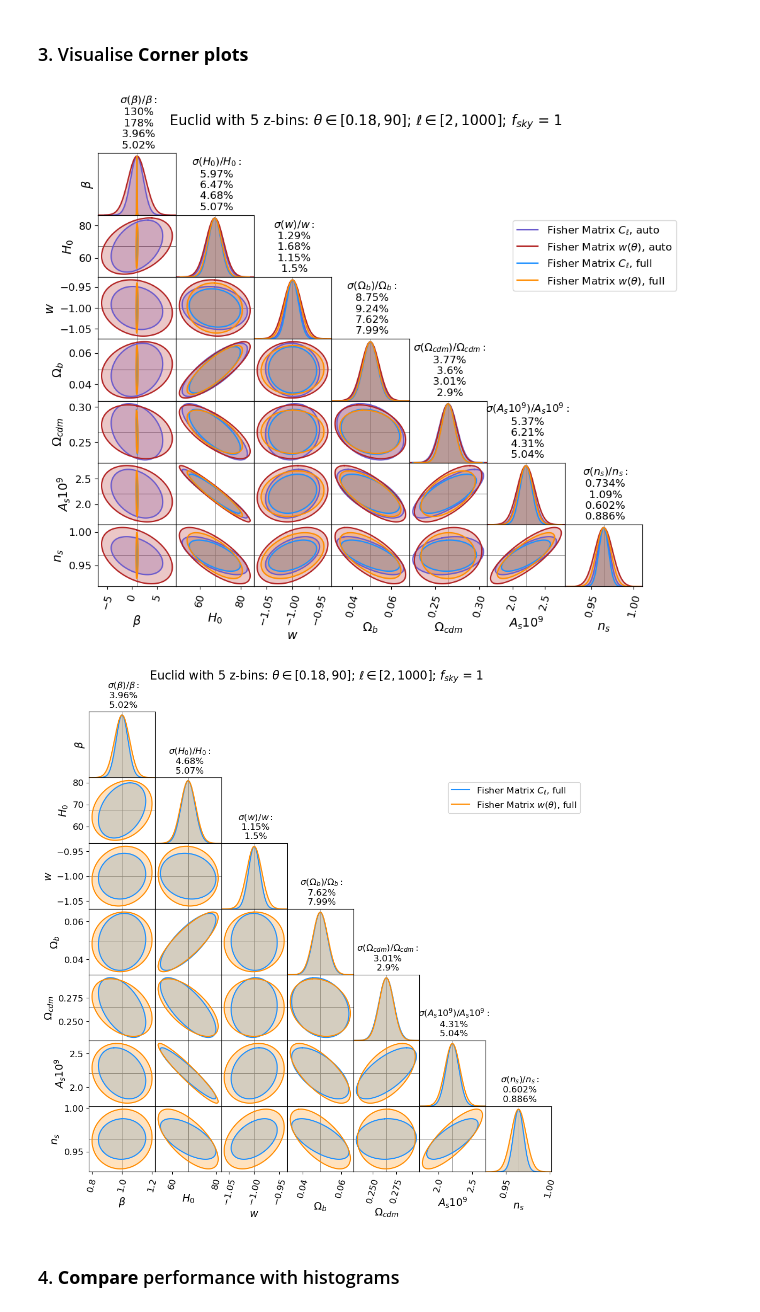
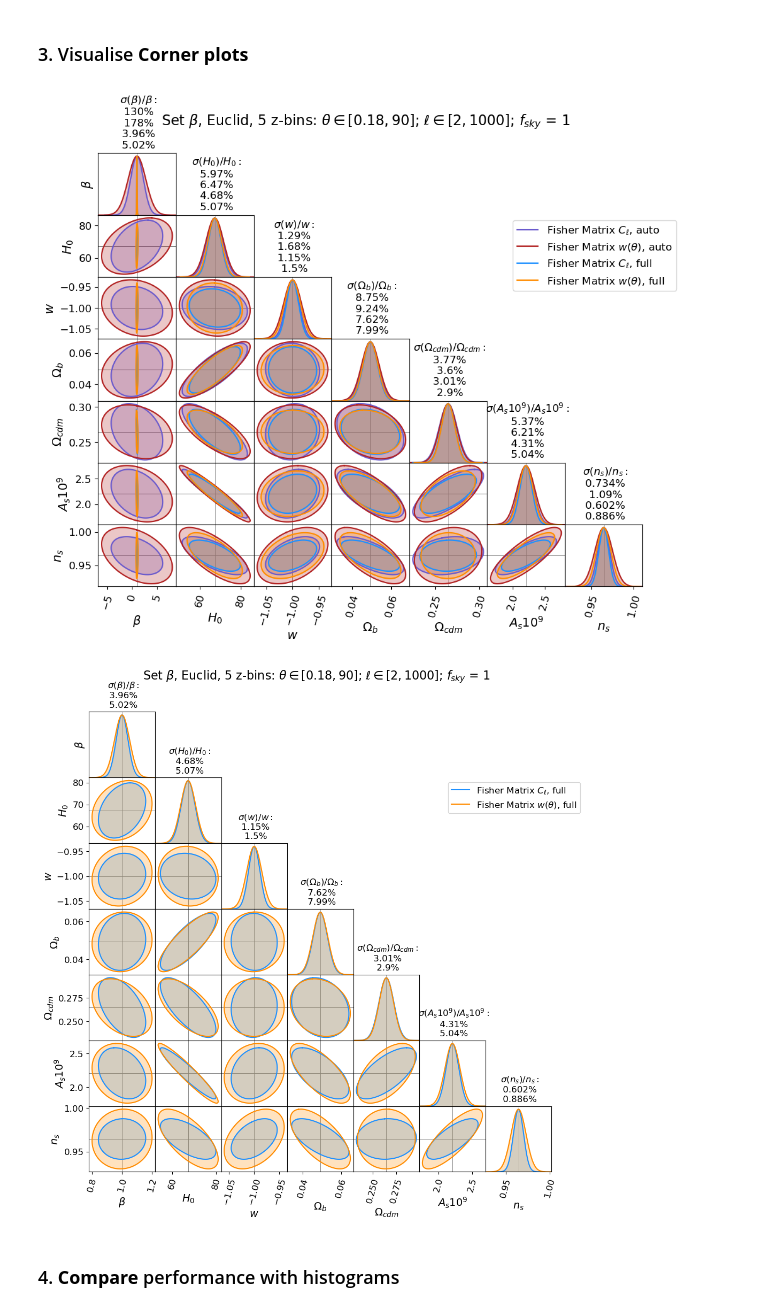
Before and after one commit to GreenTS27/Photo_Surveys-HI_IM-Fisher_Matrix, a Jupyter notebook: Fisher_Matrix_C_ell_vs_w_t.ipynb, the cells around one changed output. Cells and saved outputs as stored; diff of their text form; code cells hidden in the pictures.

```diff
--- a/Fisher_Matrix_C_ell_vs_w_t.ipynb
+++ b/Fisher_Matrix_C_ell_vs_w_t.ipynb
@@ -666,10 +683,12 @@ ic| # Corner plots
 # %%
 # Importing Fihser Matrices values from  saved data
 
-f_sky, f_sky_str = 1, 10
-l_min     = 2
+# f_sky, f_sky_str = 1, 10
+
+# l_min     = 2
 # l_min     = 10
-theta_max = 90
+
+# theta_max = 90
 # theta_max = 18
 
 FIM_Cl_auto = np.loadtxt(open(F"{folder_name}FisherM_Cl_auto_{save_filename}_f{f_sky_str}_lmin{l_min}_thetaMax{theta_max}.csv", "rb"), delimiter=" ", skiprows=0)
@@ -704,39 +723,43 @@ par_titles = par
 
 # Plot_title = r"$f_{sky}$ = " + rf"{f_sky:.3g}; $z_c = {z_1, z_2, z_3, z_4 }$; $\sigma_z = {sigma_val}$"
 # Plot_title = rf"Error Ellipses: $\theta \in [{theta_min}, {theta_max:.3g}]$; $\ell \in [{l_min}, {l_max}]$; " + r"$f_{sky}$ = " + rf"{f_sky:.3g}"
-Plot_title = rf"{Survey} with {N_bins} z-bins: $\theta \in [{theta_min}, {theta_max:.3g}]$; $\ell \in [{l_min}, {l_max}]$; " + r"$f_{sky}$ = " + rf"{f_sky:.3g}"
+Plot_title = rf"Set $\{set_name}$, {Survey}, {N_bins} z-bins: $\theta \in [{theta_min}, {theta_max:.3g}]$; $\ell \in [{l_min}, {l_max}]$; " + r"$f_{sky}$ = " + rf"{f_sky:.3g}"
+
+name_fig_corner = f"Figures/CornerP_{set_name}_{Survey}_{N_bins}z-bins_theta_{theta_min_str}_{theta_max:.3g}-ell_{l_min}_{l_max}-f_sky_{f_sky_str}"
 
 # list_colors = ["#37b67e", "#057041", "#7e71bf", "#4900ac"]
 # list_colors = ["dodgerblue", "darkorange", "slateblue", "firebrick"]
 list_colors = ["slateblue", "firebrick", "dodgerblue", "darkorange"]
 
 
 # Only s(z)
 # Fishers = [ np.linalg.inv(np.linalg.inv(FIM_Cl_auto) [0:4,0:4]),
 #             np.linalg.inv(np.linalg.inv(FIM_w_auto)  [0:4,0:4]),
 #             np.linalg.inv(np.linalg.inv(FIM_Cl_cross)[0:4,0:4]),
 #             np.linalg.inv(np.linalg.inv(FIM_w_cross) [0:4,0:4]) ]
 
 # Only Cosm param
 # Fishers = [ np.linalg.inv(np.linalg.inv(FIM_Cl_auto) [4:,4:]),
 #             np.linalg.inv(np.linalg.inv(FIM_w_auto)  [4:,4:]),
 #             np.linalg.inv(np.linalg.inv(FIM_Cl_cross)[4:,4:]),
 #             np.linalg.inv(np.linalg.inv(FIM_w_cross) [4:,4:]) ]
 
 Fishers = [ FIM_Cl_auto, FIM_w_auto, FIM_Cl_full, FIM_w_full ]
 Flabels = [ r"Fisher Matrix $C_\ell$, auto", r"Fisher Matrix $w(\theta)$, auto", r"Fisher Matrix $C_\ell$, full", r"Fisher Matrix $w(\theta)$, full" ]
-CornerPlot( Fishers, fid, par, par_titles, Plot_title, Flabels=Flabels, cores=list_colors, figure_size=(10,8) )
+CornerPlot( Fishers, fid, par, par_titles, Plot_title, Flabels=Flabels, cores=list_colors, figure_size=(10,8),
+            Fig_name= name_fig_corner+".png")
 
 # Fishers = [ FIM_Cl_auto, FIM_w_auto]
 # Flabels = [ r"Fisher Matrix $C_\ell$, auto", r"Fisher Matrix $w(\theta)$, auto"  ]
 # CornerPlot( Fishers, fid, par, par_titles, Plot_title,  Flabels=Flabels, cores=[list_colors[0], list_colors[2]] )
 
 Fishers = [ FIM_Cl_full, FIM_w_full ]
 Flabels = [ r"Fisher Matrix $C_\ell$, full", r"Fisher Matrix $w(\theta)$, full" ]
-CornerPlot( Fishers, fid, par, par_titles, Plot_title, Flabels=Flabels, cores=[list_colors[2], list_colors[3]] )
+CornerPlot( Fishers, fid, par, par_titles, Plot_title, Flabels=Flabels, cores=[list_colors[2], list_colors[3]],
+            Fig_name= name_fig_corner+"_full.png")
 # %% [output]
-[figure, old version]
+[figure, new version]
-[figure, old version]
+[figure, new version]
 # %% [markdown]
 ### 4. **Compare** performance with histograms
 # %% [markdown]
```
Also changed, not shown: parts of 15 cells of this notebook.
